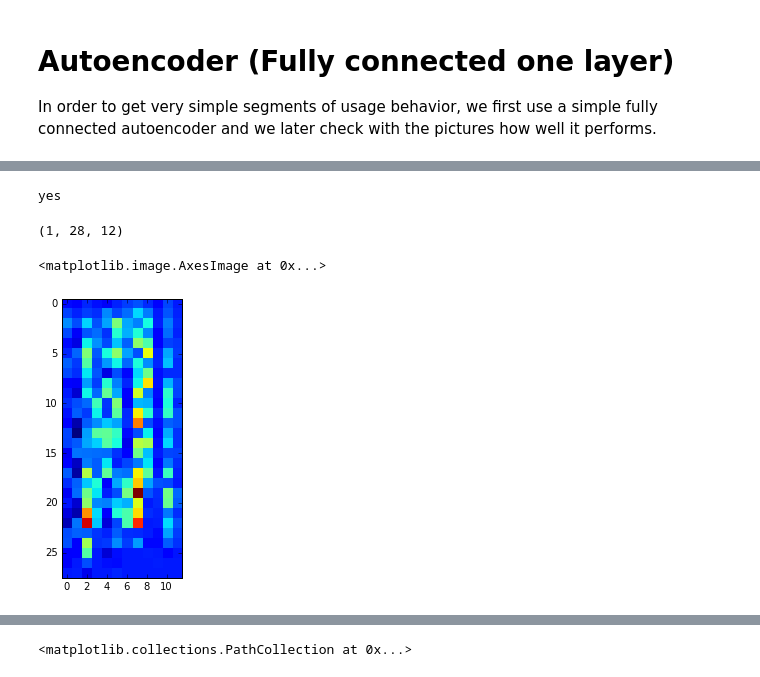
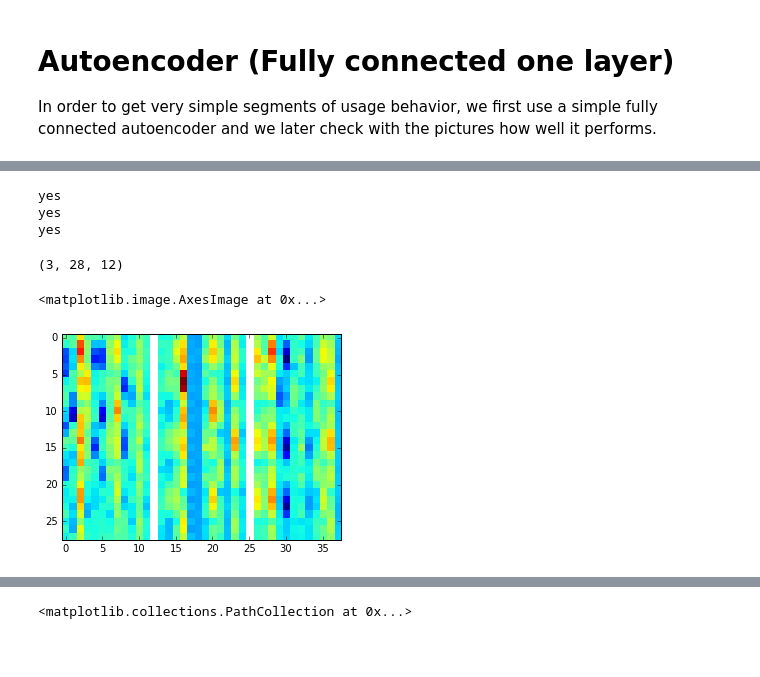
Before and after one commit to CyrilleDS/Business-Deep-Learning, a Jupyter notebook: Convolutional Network for Churn.ipynb, the cells around one changed output, grey strips where cells are left out. Drawn from its saved outputs; the diff is of its cells as text; code cells hidden in the pictures; blank space fills up the shorter version.

```diff
--- a/Convolutional Network for Churn.ipynb
+++ b/Convolutional Network for Churn.ipynb
@@ -302,44 +303,25 @@ X_train shape: (9594, 28, 12, 1)
 # %%
 input_img = Input(shape=(28,12,1))
 x = Convolution2D(3, (7, 1), activation='relu', padding = 'same', name = 'conv1')(input_img)
-#print(x.shape)
 x = MaxPooling2D((4, 1), padding ='same', name = 'maxP1')(x)
 x = Convolution2D(3, (1, 12), activation='relu', padding = 'same', name = 'conv2')(x)
 encoded = MaxPooling2D((1, 4), padding ='same', name = 'maxP2')(x)
-#print(x.shape)
-#x = Flatten()(x)
-#encoded = Dense(10,activation='relu')(x)
-#print(x.shape)
-#x = Dense(78)(encoded)
-#print(x.shape)
-#x = Reshape((13,1,6))(x)
+
 x = Convolution2D(3, (1, 12), activation='relu', padding = 'same', name = 'deconv1')(encoded)
 x = UpSampling2D((1, 4), name = 'UpS1')(x)
-#print(x.shape)
 x = Convolution2D(3, (7, 1), activation='relu', padding = 'same', name = 'deconv2')(x)
-#print(x.shape)
 x = UpSampling2D((4, 1), name = 'UpS2')(x)
-#print(x.shape)
-#x = UpSampling2D((2, 2))(encoded)
+
 decoded = Convolution2D(1, (7, 12), activation='linear', padding = 'same', name = 'deconv3')(x)
-print(encoded.shape)
+
 
 autoencoder = Model(input_img, decoded)
 autoencoder.summary()
 
-#autoencoder = Sequential()
-#autoencoder.add(AutoEncoder(encoder=encoder, decoder=decoder, output_reconstruction=False))
 
-
-#Then you fit everything [..]
 rms = RMSprop()
 autoencoder.compile(loss='mean_squared_error', optimizer=rms)
-my_model = autoencoder.fit(X_train_encoder, X_train_encoder,
-                epochs=10,
-                batch_size=128,
-                verbose = True,
-                shuffle=True,
-                validation_data=(X_test_encoder, X_test_encoder))
+my_model = autoencoder.fit(X_train_encoder, X_train_encoder, epochs = 75, batch_size=128, verbose = False, shuffle=True, validation_data=(X_test_encoder, X_test_encoder))
 
 plt.plot(my_model.epoch, my_model.history['loss'], 'g--')
 plt.plot(my_model.epoch, my_model.history['val_loss'], 'r-')
@@ -418,16 +402,13 @@ pl.colorbar(im)
 # %%
-layer = autoencoder.get_layer("deconv3")
+layer = autoencoder.get_layer("deconv1")
 layer_output = layer.output
 # %%
 kept_filters = []
 
+input_img_data1 = np.random.random((1, 28, 12,1))
 input_img_data = input_img_data1
-#model = Model(input_img, conv1)
-# model.compile(optimizer='sgd', loss='mse') # latest Keras don't need it
-#results = model.predict([x])
-#layer_output = conv1.output
 
-for i in range(0,1):
+for i in range(0,3):
     input_img_data = np.zeros(28*12).reshape(1,28,12,1)
     input_img_data = input_img_data1
     loss = K.mean(layer_output[:, :, :, i])
@@ -441,7 +422,7 @@ for i in range(0,1):
 
     step = 1
 
-    for i in range(10000):
+    for i in range(1000):
             loss_value, grads_value = iterate([input_img_data])
             #print(grads_value)
             input_img_data += grads_value * step
@@ -462,18 +443,20 @@ for i in range(0,1):
     #print('Filter %d processed in %ds' % (filter_index, end_time - start_time))
 # %% [output]
 yes
+yes
+yes
 # %%
-C1 = np.squeeze(np.array(kept_filters[0:1]))
+C1 = np.squeeze(np.array(kept_filters[0:3]))
 
 #C1 = C1.reshape(1,28,12)
 print(C1.shape)
 
 pl.figure(figsize=(5, 5))
-pl.imshow(make_mosaic(C1, 1, 1), interpolation='nearest',cmap=None)
+pl.imshow(make_mosaic(C1, 1, 3), interpolation='nearest',cmap=None)
 # %% [output]
-(1, 28, 12)
+(3, 28, 12)
 <matplotlib.image.AxesImage at 0x...>
-[figure, old version]
+[figure, new version]
 # %%
 encoder = Model(input_img,encoded)
 encoded_imgs = encoder.predict(X_train_encoder)
```
Also changed, not shown: parts of 18 cells of this notebook.
